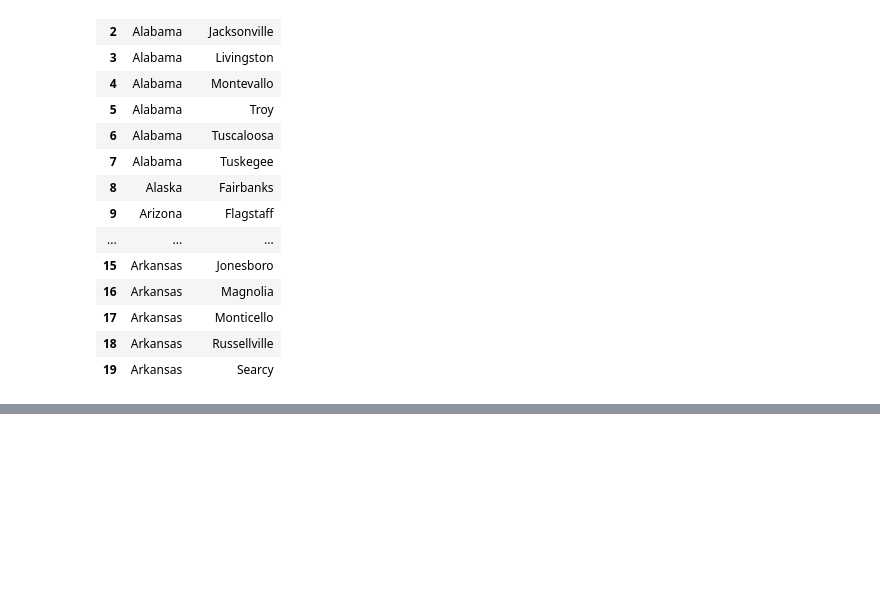
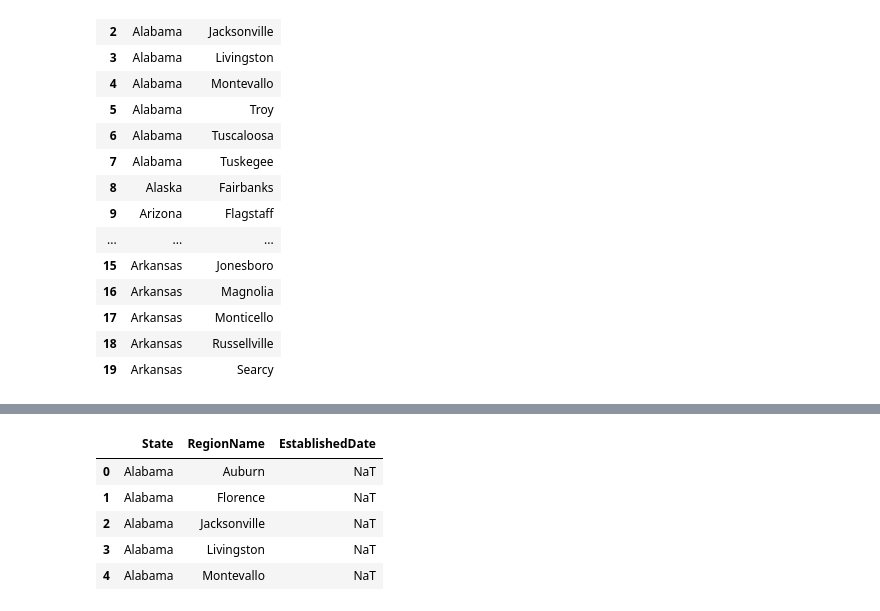
Before and after one commit to gerpang/MLTutorials, a Jupyter notebook: Intro Python Notes.ipynb, the cells around one changed output, grey strips where cells are left out. Drawn from its saved outputs; the diff is of its cells as text; code cells hidden in the pictures; blank space fills up the shorter version.

```diff
--- a/Intro Python Notes.ipynb
+++ b/Intro Python Notes.ipynb
@@ -428,7 +452,7 @@ The dataset is a bit dirtier. We can see the the state names are followed by the
 We can read this into a list of (state, city) tuples and wrap that in a DataFrame.
 # %%
 university_towns = []
-with open('university_towns.txt') as file:
+with open('data/university_towns.txt') as file:
      for line in file:
          if '[edit]' in line:
              # Remember this `state` until the next is found
@@ -510,0 +550,10 @@ utown.head(20)
+# %%
+utown['EstablishedDate'] = pd.to_timedelta(np.nan)
+utown.head()
+# %% [output]
+|  | State | RegionName | EstablishedDate |
+| 0 | Alabama | Auburn | NaT |
+| 1 | Alabama | Florence | NaT |
+| 2 | Alabama | Jacksonville | NaT |
+| 3 | Alabama | Livingston | NaT |
+| 4 | Alabama | Montevallo | NaT |
```
Also changed, not shown: parts of 16 cells of this notebook.
